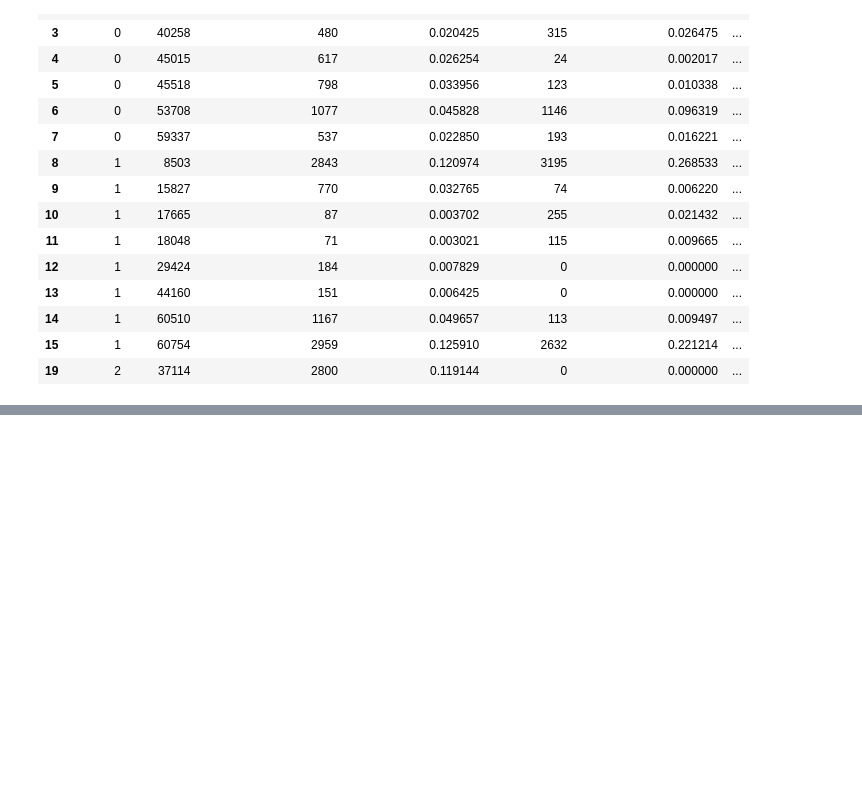
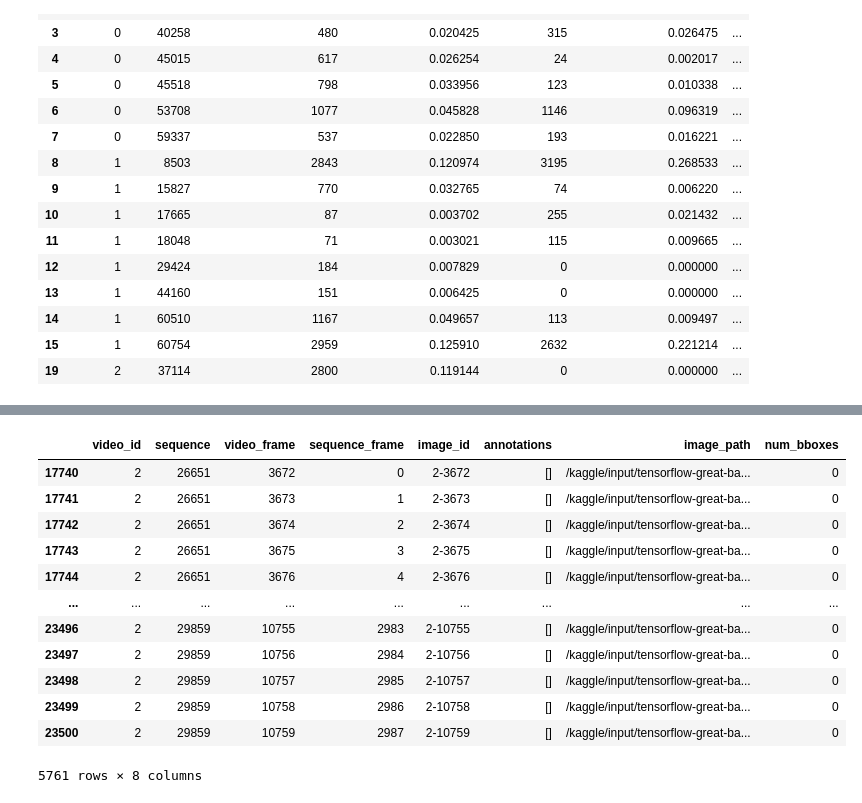
Before and after one commit to RicardFos/kaggle-great-barrier-reef, a Jupyter notebook: great-barrier-reef-prediction.ipynb, the cells around one changed output, grey strips where cells are left out. Drawn from its saved outputs; the diff is of its cells as text; code cells hidden in the pictures; blank space fills up the shorter version.

```diff
--- a/great-barrier-reef-prediction.ipynb
+++ b/great-barrier-reef-prediction.ipynb
@@ -297,0 +329,17 @@ percentage of bounding boxes:  79.41670869053623 %
+# %%
+df_eval_split = df_train[~df_train["sequence"].isin(sequences_train_split["sequence"])]
+df_eval_split
+# %% [output]
+|  | video_id | sequence | video_frame | sequence_frame | image_id | annotations | image_path | num_bboxes |
+| 17740 | 2 | 26651 | 3672 | 0 | 2-3672 | [] | /kaggle/input/tensorflow-great-ba... | 0 |
+| 17741 | 2 | 26651 | 3673 | 1 | 2-3673 | [] | /kaggle/input/tensorflow-great-ba... | 0 |
+| 17742 | 2 | 26651 | 3674 | 2 | 2-3674 | [] | /kaggle/input/tensorflow-great-ba... | 0 |
+| 17743 | 2 | 26651 | 3675 | 3 | 2-3675 | [] | /kaggle/input/tensorflow-great-ba... | 0 |
+| 17744 | 2 | 26651 | 3676 | 4 | 2-3676 | [] | /kaggle/input/tensorflow-great-ba... | 0 |
+| ... | ... | ... | ... | ... | ... | ... | ... | ... |
+| 23496 | 2 | 29859 | 10755 | 2983 | 2-10755 | [] | /kaggle/input/tensorflow-great-ba... | 0 |
+| 23497 | 2 | 29859 | 10756 | 2984 | 2-10756 | [] | /kaggle/input/tensorflow-great-ba... | 0 |
+| 23498 | 2 | 29859 | 10757 | 2985 | 2-10757 | [] | /kaggle/input/tensorflow-great-ba... | 0 |
+| 23499 | 2 | 29859 | 10758 | 2986 | 2-10758 | [] | /kaggle/input/tensorflow-great-ba... | 0 |
+| 23500 | 2 | 29859 | 10759 | 2987 | 2-10759 | [] | /kaggle/input/tensorflow-great-ba... | 0 |
+5761 rows × 8 columns
```
Also changed, not shown: parts of 12 cells of this notebook.
